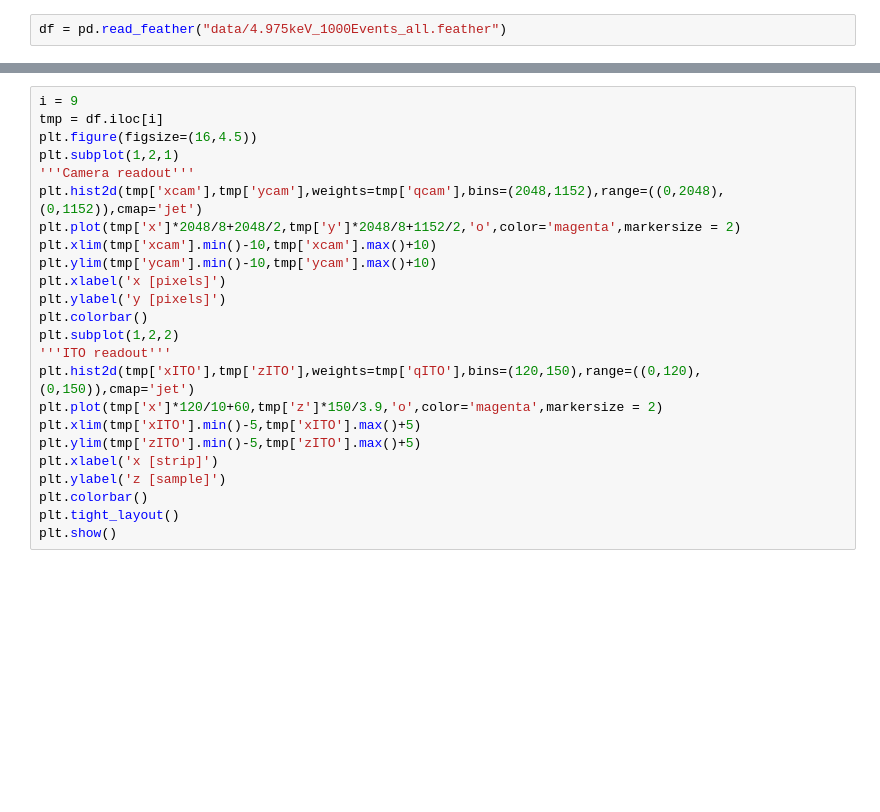
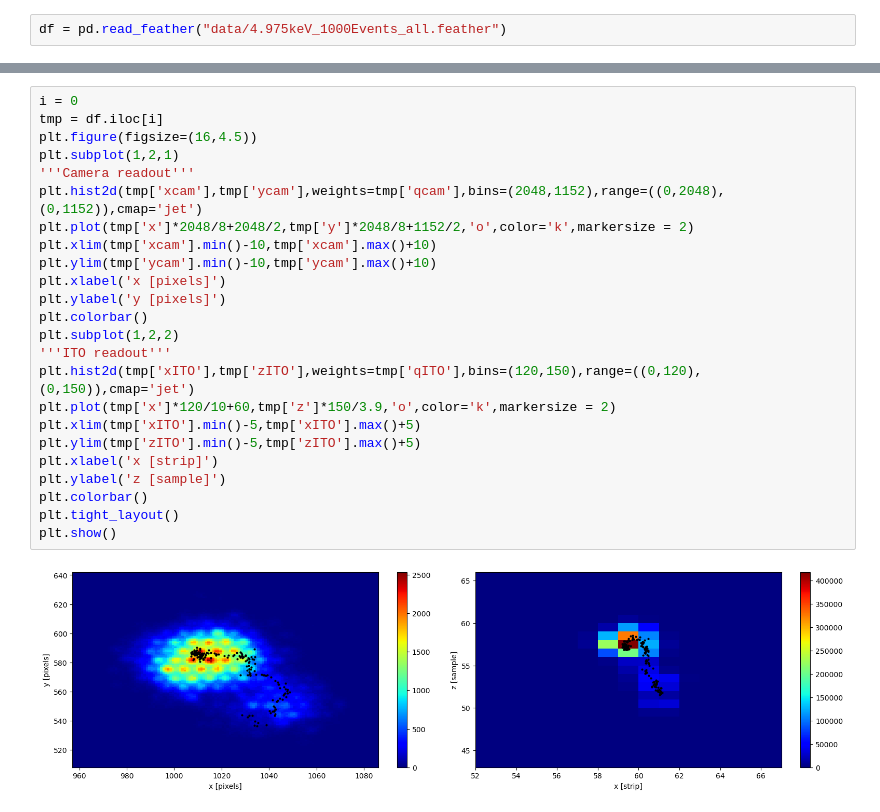
Before and after one commit to jschuel/MIGDAL_simulator, a Jupyter notebook: plot_output.ipynb, the cells around one changed output, grey strips where cells are left out. Drawn from its saved outputs; the diff is of its cells as text; blank space fills up the shorter version.

```diff
--- a/plot_output.ipynb
+++ b/plot_output.ipynb
@@ -7,24 +22,26 @@ df = pd.read_feather("data/4.975keV_1000Events_all.feather")
 # %%
-i = 9
+i = 0
 tmp = df.iloc[i]
 plt.figure(figsize=(16,4.5))
 plt.subplot(1,2,1)
 '''Camera readout'''
 plt.hist2d(tmp['xcam'],tmp['ycam'],weights=tmp['qcam'],bins=(2048,1152),range=((0,2048),(0,1152)),cmap='jet')
-plt.plot(tmp['x']*2048/8+2048/2,tmp['y']*2048/8+1152/2,'o',color='magenta',markersize = 2)
+plt.plot(tmp['x']*2048/8+2048/2,tmp['y']*2048/8+1152/2,'o',color='k',markersize = 2)
 plt.xlim(tmp['xcam'].min()-10,tmp['xcam'].max()+10)
 plt.ylim(tmp['ycam'].min()-10,tmp['ycam'].max()+10)
 plt.xlabel('x [pixels]')
 plt.ylabel('y [pixels]')
 plt.colorbar()
 plt.subplot(1,2,2)
 '''ITO readout'''
 plt.hist2d(tmp['xITO'],tmp['zITO'],weights=tmp['qITO'],bins=(120,150),range=((0,120),(0,150)),cmap='jet')
-plt.plot(tmp['x']*120/10+60,tmp['z']*150/3.9,'o',color='magenta',markersize = 2)
+plt.plot(tmp['x']*120/10+60,tmp['z']*150/3.9,'o',color='k',markersize = 2)
 plt.xlim(tmp['xITO'].min()-5,tmp['xITO'].max()+5)
 plt.ylim(tmp['zITO'].min()-5,tmp['zITO'].max()+5)
 plt.xlabel('x [strip]')
 plt.ylabel('z [sample]')
 plt.colorbar()
 plt.tight_layout()
 plt.show()
+# %% [output]
+[figure, added]
```
Also changed, not shown: parts of 8 cells of this notebook, 3 other files.
